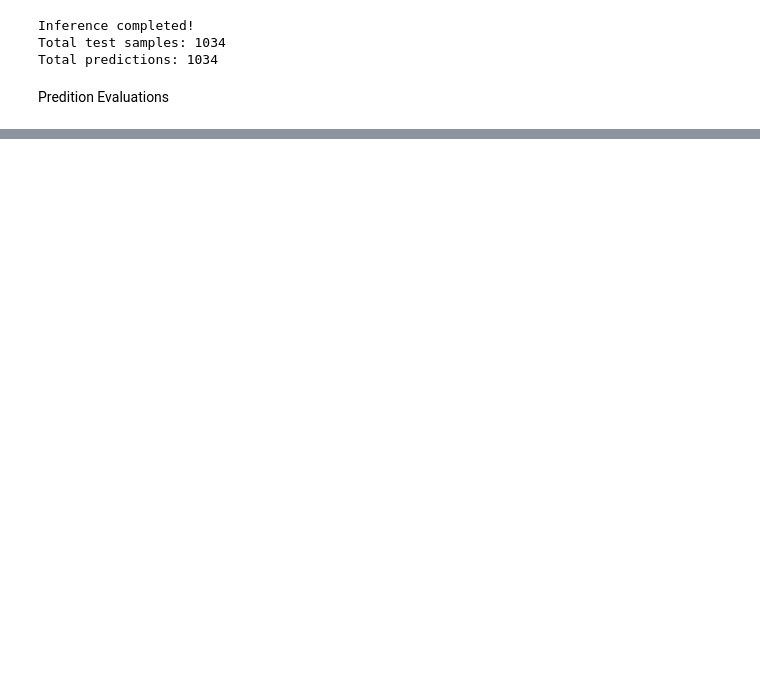
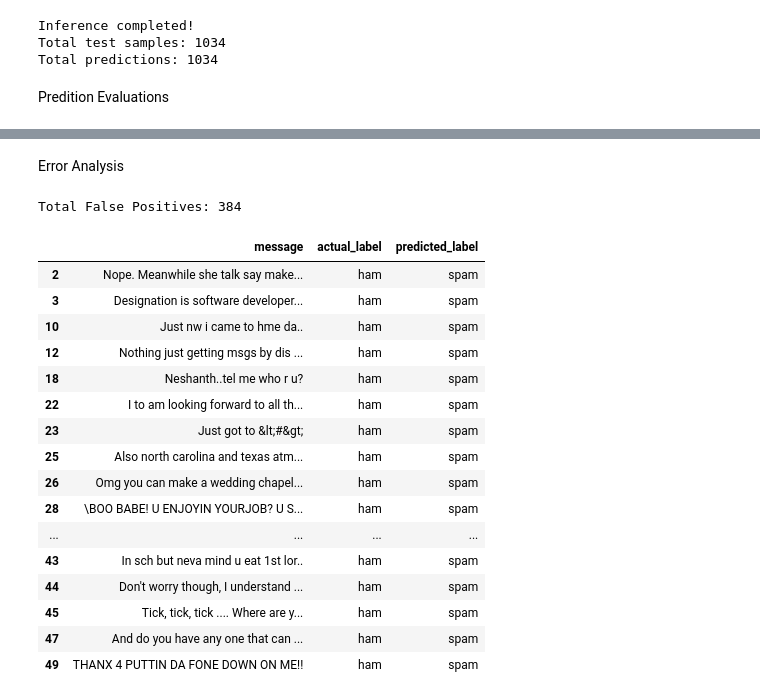
Before and after one commit to Dgowda11/llama-spam-finetuning, a Jupyter notebook: notebooks/05_base_model_baseline_evaluation.ipynb, the cells around one changed output, grey strips where cells are left out. Saved outputs shown, nothing was run; the diff lists cells and outputs as text; code cells hidden in the pictures; blank space fills up the shorter version.

```diff
--- a/notebooks/05_base_model_baseline_evaluation.ipynb
+++ b/notebooks/05_base_model_baseline_evaluation.ipynb
@@ -299,0 +429,35 @@ NameError: name 'pd' is not defined
+# %% [markdown]
+Error Analysis
+# %%
+# These are legitimate HAM messages incorrectly classified as SPAM.
+
+false_positives = baseline_results[
+    (baseline_results["actual_label"] == "ham") &
+    (baseline_results["predicted_label"] == "spam")
+]
+
+print("Total False Positives:", len(false_positives))
+
+display(
+    false_positives[["message", "actual_label", "predicted_label"]]
+    .head(20)
+)
+# %% [output]
+Total False Positives: 384
+|  | message | actual_label | predicted_label |
+| 2 | Nope. Meanwhile she talk say make... | ham | spam |
+| 3 | Designation is software developer... | ham | spam |
+| 10 | Just nw i came to hme da.. | ham | spam |
+| 12 | Nothing just getting msgs by dis ... | ham | spam |
+| 18 | Neshanth..tel me who r u? | ham | spam |
+| 22 | I to am looking forward to all th... | ham | spam |
+| 23 | Just got to &lt;#&gt; | ham | spam |
+| 25 | Also north carolina and texas atm... | ham | spam |
+| 26 | Omg you can make a wedding chapel... | ham | spam |
+| 28 | \BOO BABE! U ENJOYIN YOURJOB? U S... | ham | spam |
+| ... | ... | ... | ... |
+| 43 | In sch but neva mind u eat 1st lor.. | ham | spam |
+| 44 | Don't worry though, I understand ... | ham | spam |
+| 45 | Tick, tick, tick .... Where are y... | ham | spam |
+| 47 | And do you have any one that can ... | ham | spam |
+| 49 | THANX 4 PUTTIN DA FONE DOWN ON ME!! | ham | spam |
```
Also changed, not shown: parts of 14 cells of this notebook.
